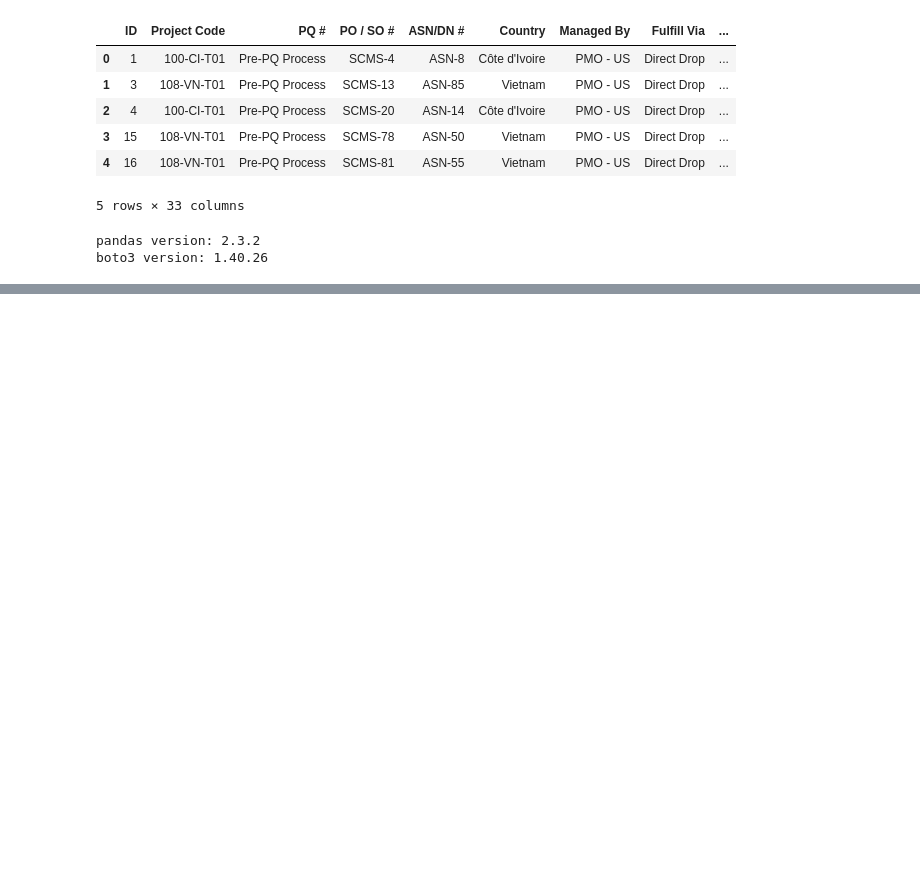
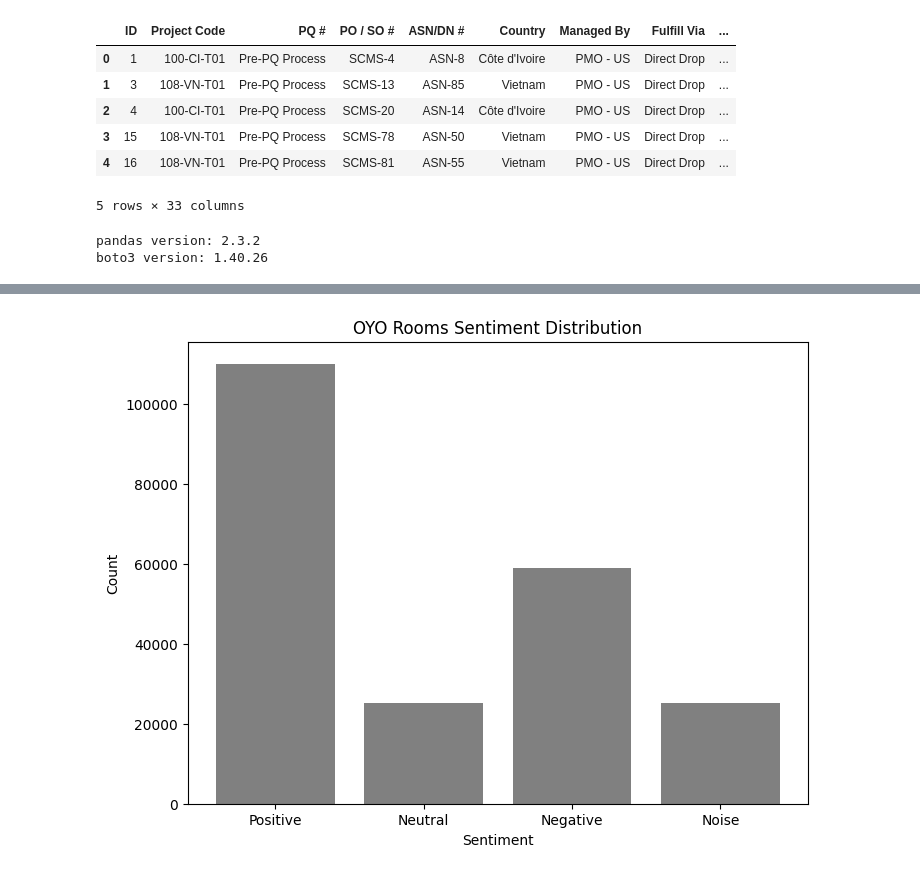
Before and after one commit to dizzyvizzy30/Supply-chain-ML-Project, a Jupyter notebook: ml_supplychain_pricing_project/notebooks/ml_supplychain.ipynb, the cells around one changed output, grey strips where cells are left out. Saved outputs shown, nothing was run; the diff lists cells and outputs as text; code cells hidden in the pictures; blank space fills up the shorter version.

```diff
--- a/ml_supplychain_pricing_project/notebooks/ml_supplychain.ipynb
+++ b/ml_supplychain_pricing_project/notebooks/ml_supplychain.ipynb
@@ -66,0 +86,15 @@ boto3 version: 1.40.26
+# %%
+import matplotlib.pyplot as plt
+
+sentiments = ['Positive', 'Neutral', 'Negative', 'Noise']
+counts = [110023, 25301, 59032, 25067]
+
+plt.figure(figsize=(8,6))
+#plt.bar(sentiments, counts, color=['#1f77b4', '#ff7f0e', '#2ca02c', '#d62728'])
+plt.bar(sentiments, counts, color='grey')
+plt.title('OYO Rooms Sentiment Distribution')
+plt.ylabel('Count')
+plt.xlabel('Sentiment')
+plt.show()
+# %% [output]
+[figure, added]
```
Also changed, not shown: parts of 1 cell of this notebook, 2 other files.
